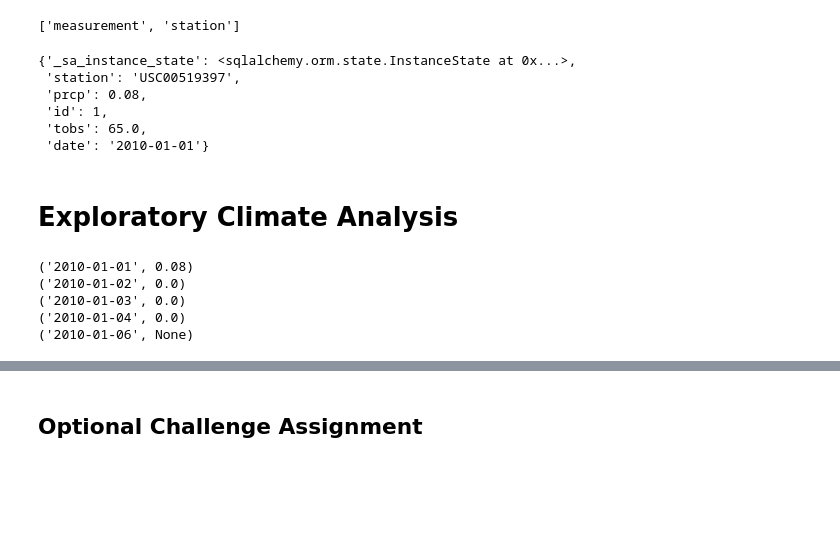
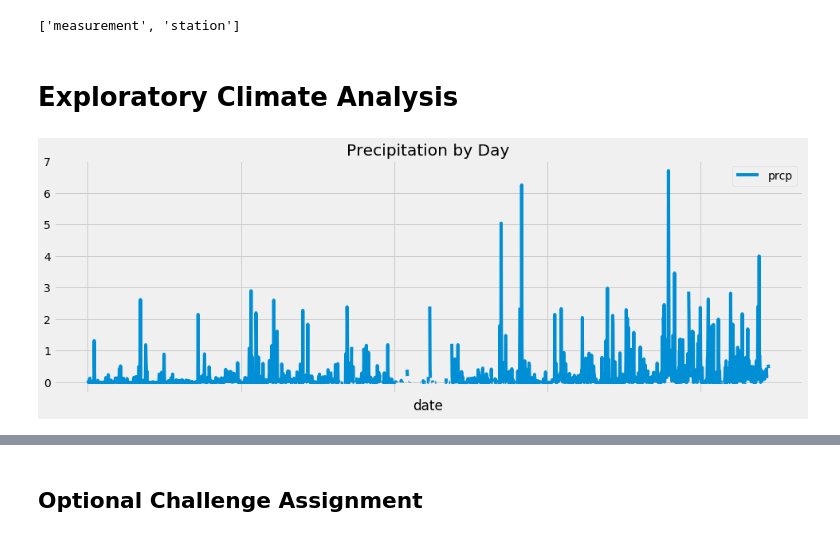
Before and after one commit to nonabsorbing/surfsup, a Jupyter notebook: climate.ipynb, the cells around one changed output, grey strips where cells are left out. Drawn from its saved outputs; the diff is of its cells as text; code cells hidden in the pictures; blank space fills up the shorter version.

Commit message:
Mostly done with part 1 - getting too many results from query?

```diff
--- a/climate.ipynb
+++ b/climate.ipynb
@@ -35,45 +37,44 @@ Station = Base.classes.station
 # %%
 # Create our session (link) from Python to the DB
 session = Session(engine)
-# %%
-first_row = session.query(Measurement).first()
-table_dictionary = first_row.__dict__
-table_dictionary.keys()
-
-list(table_dictionary.keys())[1]
-
-first_row.__dict__
-# %% [output]
-{'_sa_instance_state': <sqlalchemy.orm.state.InstanceState at 0x...>,
- 'station': 'USC00519397',
- 'prcp': 0.08,
- 'id': 1,
- 'tobs': 65.0,
- 'date': '2010-01-01'}
 # %% [markdown]
 # Exploratory Climate Analysis
 # %%
 # Design a query to retrieve the last 12 months of precipitation data and plot the results
 
-for row in session.query(Measurement).filter(Measurement.date, Measurement.prcp).limit(5).all():
-    print(row)
+# Calculate the date 1 year ago from the last data point in the database
 
-#     session.query(Dow.date).\
-#     filter(Dow.date > '2011-03-01').\
-#     order_by(Dow.date).all(
-
-# Calculate the date 1 year ago from the last data point in the database
+#Find last row
+# last  = session.query(Measurement).order_by(Measurement.date.desc()).first()
+# last.__dict__
+#Last row is 2017-08-23
 
 # Perform a query to retrieve the data and precipitation scores
 
+last_year = dt.datetime(2017, 8, 23) - dt.timedelta(days=365)
+
+# session.query(Measurement.date, Measurement.prcp).\
+# session.query(Measurement.prcp).\
+#     filter(func.strftime(last_year, Measurement.date) == date_str).all()
+
+# lastyear_prcp = session.query(Measurement).filter(Measurement(dt.datetime(2017, 8, 23) - dt.timedelta(days=365)))
+lastyear_prcp = session.query(Measurement.date, Measurement.prcp).filter(Measurement.date >= last_year).all()
+# print(lastyear_prcp)
+
 # Save the query results as a Pandas DataFrame and set the index to the date column
 
+lyp_df = pd.DataFrame(lastyear_prcp)
+
+lyp_df.set_index("date", inplace=True)
+
 # Sort the dataframe by date
+## Already done?
 
 # Use Pandas Plotting with Matplotlib to plot the data
+fig, ax = plt.subplots(figsize=(15,5))
+lyp_df.plot(ax = ax, title="Precipitation by Day")
+plt.show()
+
+#try to get this to format right???
 # %% [output]
-('2010-01-01', 0.08)
-('2010-01-02', 0.0)
-('2010-01-03', 0.0)
-('2010-01-04', 0.0)
-('2010-01-06', None)
+[figure, added]
```
Also changed, not shown: parts of 14 cells of this notebook.
